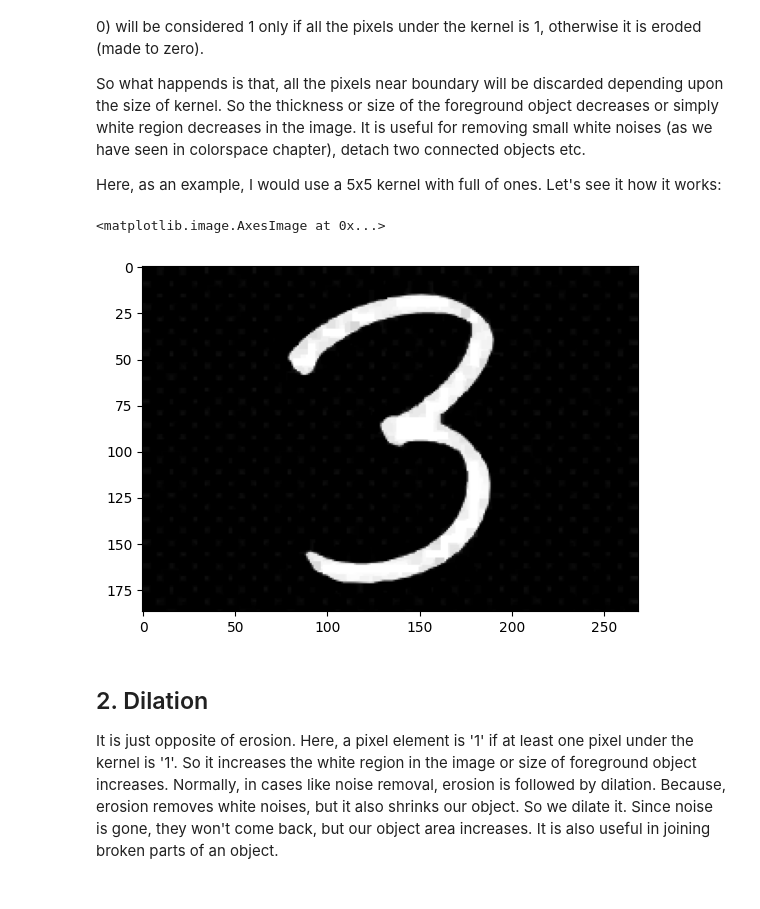
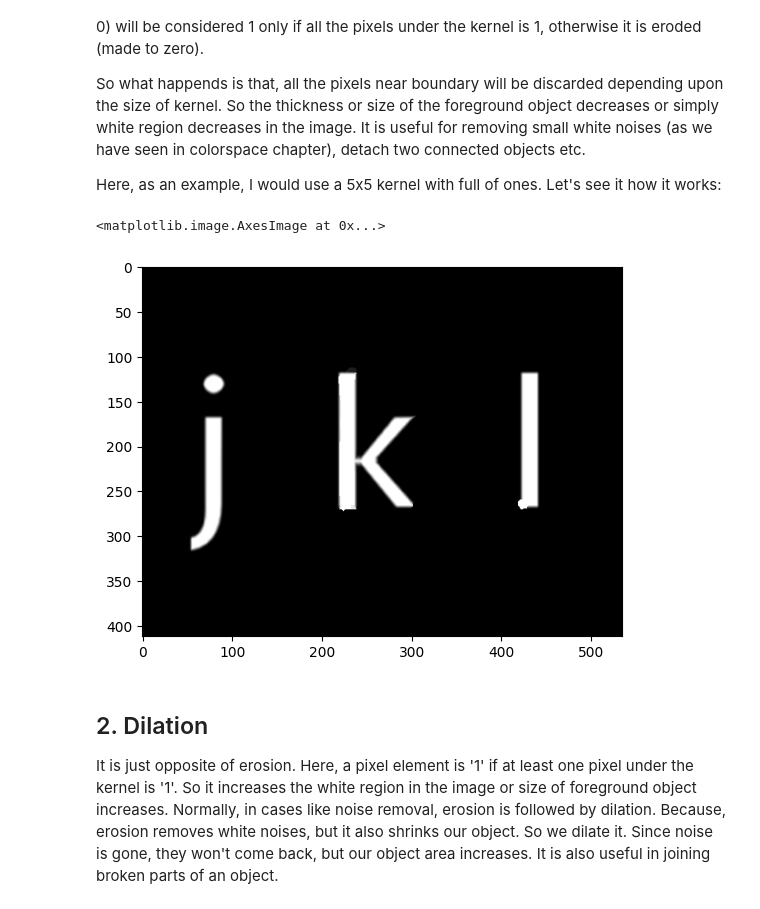
Before and after one commit to gangaholi/KSIT_CSE, a Jupyter notebook: 06_Morphological_Transformations.ipynb, the cells around one changed output. Cells and saved outputs as stored; diff of their text form; code cells hidden in the pictures.

```diff
--- a/06_Morphological_Transformations.ipynb
+++ b/06_Morphological_Transformations.ipynb
@@ -3,6 +3,7 @@ import numpy as np
 import cv2 as cv
 from matplotlib import pyplot as plt
 img = cv.imread('Images/three.jpeg', cv.IMREAD_GRAYSCALE)
+img = 255-cv.imread('Images/jkl.png', cv.IMREAD_GRAYSCALE)
 
 plt.imshow(img, cmap="gray")
 # %% [output]
@@ -17,11 +18,11 @@ So what happends is that, all the pixels near boundary will be discarded dependi
 Here, as an example, I would use a 5x5 kernel with full of ones. Let's see it how it works:
 # %%
 kernel = np.ones((5,5),np.uint8)
-erosion = cv.erode(255-img,kernel,iterations = 1)
+erosion = cv.erode(img,kernel,iterations = 1)
 plt.imshow(erosion, cmap="gray")
 # %% [output]
 <matplotlib.image.AxesImage at 0x...>
-[figure, old version]
+[figure, new version]
 # %% [markdown]
 ## 2. Dilation
 It is just opposite of erosion. Here, a pixel element is '1' if at least one pixel under the kernel is '1'. So it increases the white region in the image or size of foreground object increases. Normally, in cases like noise removal, erosion is followed by dilation. Because, erosion removes white noises, but it also shrinks our object. So we dilate it. Since noise is gone, they won't come back, but our object area increases. It is also useful in joining broken parts of an object.
```
Also changed, not shown: parts of 13 cells of this notebook, 2 other files.
